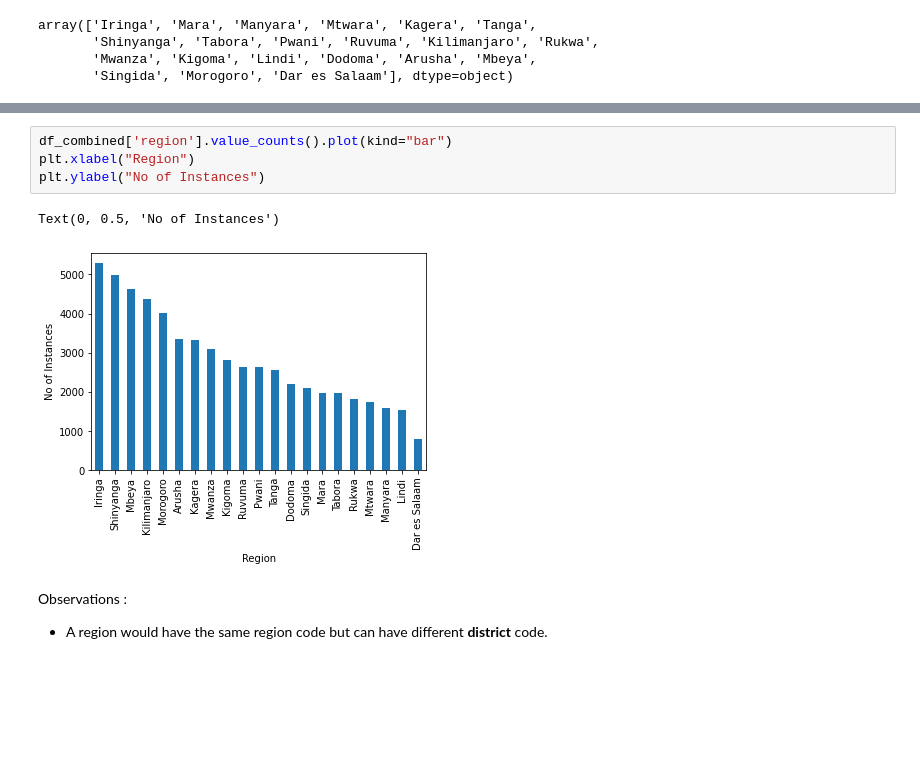
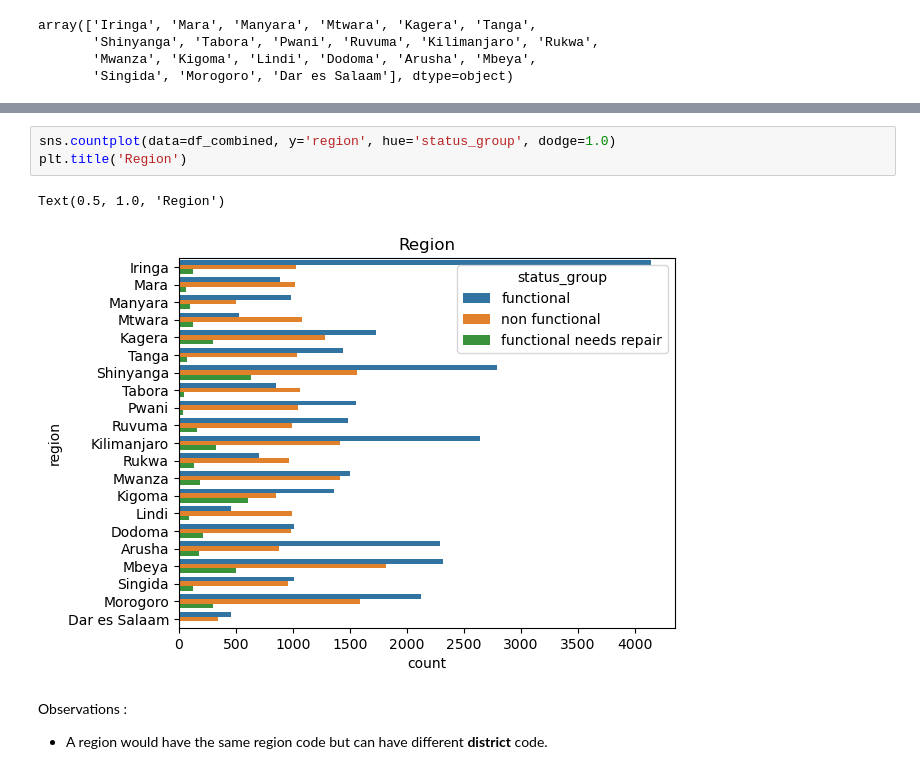
Before and after one commit to JasonErwin/dma-project, a Jupyter notebook: testing-notebooks/Jason_Preprocessing.ipynb, the cells around one changed output, grey strips where cells are left out. Cells and saved outputs as stored; diff of their text form; blank space fills up the shorter version.

Commit message:
sns graphs + data cleaning first iteration

```diff
--- a/testing-notebooks/Jason_Preprocessing.ipynb
+++ b/testing-notebooks/Jason_Preprocessing.ipynb
@@ -228,10 +231,9 @@ Name: region, dtype: int64
-# %%
-df_combined['region'].value_counts().plot(kind="bar")
-plt.xlabel("Region")
-plt.ylabel("No of Instances")
-# %% [output]
-Text(0, 0.5, 'No of Instances')
-[figure, removed]
+# %%
+sns.countplot(data=df_combined, y='region', hue='status_group', dodge=1.0)
+plt.title('Region')
+# %% [output]
+Text(0.5, 1.0, 'Region')
+[figure, added]
 # %% [markdown]
 Observations :
 - A region would have the same region code but can have different **district** code.
```
Also changed, not shown: parts of 106 cells of this notebook.
